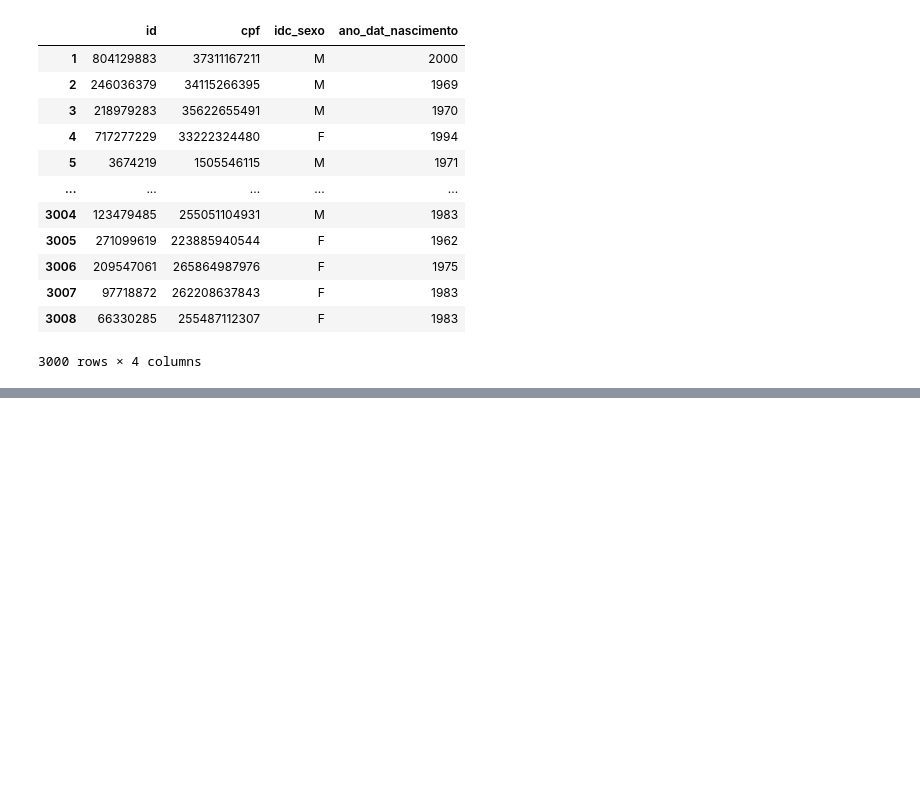
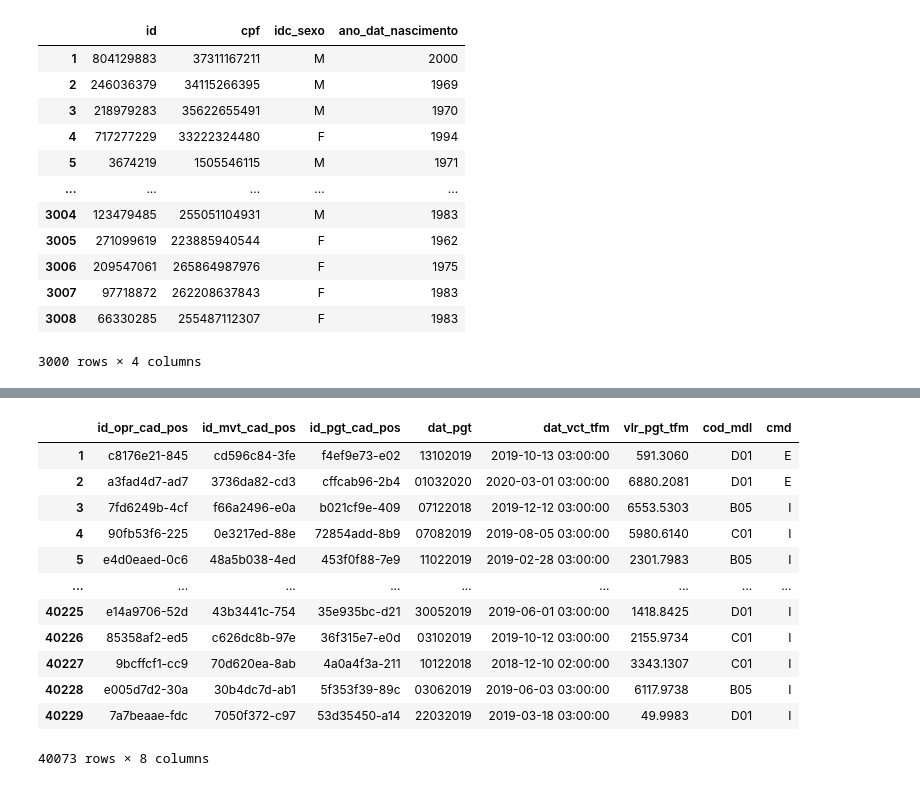
Before and after one commit to hsousadev/SPC-projeto-integrador, a Jupyter notebook: Entrega 3/Puxando Dados - Entrega 4.ipynb, the cells around one changed output, grey strips where cells are left out. Drawn from its saved outputs; the diff is of its cells as text; code cells hidden in the pictures; blank space fills up the shorter version.

```diff
--- a/Entrega 3/Puxando Dados - Entrega 4.ipynb
+++ b/Entrega 3/Puxando Dados - Entrega 4.ipynb
@@ -203,0 +263,16 @@ pessoa_fisica
+# %%
+fatec_pagamento
+# %% [output]
+|  | id_opr_cad_pos | id_mvt_cad_pos | id_pgt_cad_pos | dat_pgt | dat_vct_tfm | vlr_pgt_tfm | cod_mdl | cmd |
+| 1 | c8176e21-845 | cd596c84-3fe | f4ef9e73-e02 | 13102019 | 2019-10-13 03:00:00 | 591.3060 | D01 | E |
+| 2 | a3fad4d7-ad7 | 3736da82-cd3 | cffcab96-2b4 | 01032020 | 2020-03-01 03:00:00 | 6880.2081 | D01 | E |
+| 3 | 7fd6249b-4cf | f66a2496-e0a | b021cf9e-409 | 07122018 | 2019-12-12 03:00:00 | 6553.5303 | B05 | I |
+| 4 | 90fb53f6-225 | 0e3217ed-88e | 72854add-8b9 | 07082019 | 2019-08-05 03:00:00 | 5980.6140 | C01 | I |
+| 5 | e4d0eaed-0c6 | 48a5b038-4ed | 453f0f88-7e9 | 11022019 | 2019-02-28 03:00:00 | 2301.7983 | B05 | I |
+| ... | ... | ... | ... | ... | ... | ... | ... | ... |
+| 40225 | e14a9706-52d | 43b3441c-754 | 35e935bc-d21 | 30052019 | 2019-06-01 03:00:00 | 1418.8425 | D01 | I |
+| 40226 | 85358af2-ed5 | c626dc8b-97e | 36f315e7-e0d | 03102019 | 2019-10-12 03:00:00 | 2155.9734 | C01 | I |
+| 40227 | 9bcffcf1-cc9 | 70d620ea-8ab | 4a0a4f3a-211 | 10122018 | 2018-12-10 02:00:00 | 3343.1307 | C01 | I |
+| 40228 | e005d7d2-30a | 30b4dc7d-ab1 | 5f353f39-89c | 03062019 | 2019-06-03 03:00:00 | 6117.9738 | B05 | I |
+| 40229 | 7a7beaae-fdc | 7050f372-c97 | 53d35450-a14 | 22032019 | 2019-03-18 03:00:00 | 49.9983 | D01 | I |
+40073 rows × 8 columns
```
Also changed, not shown: parts of 8 cells of this notebook.
